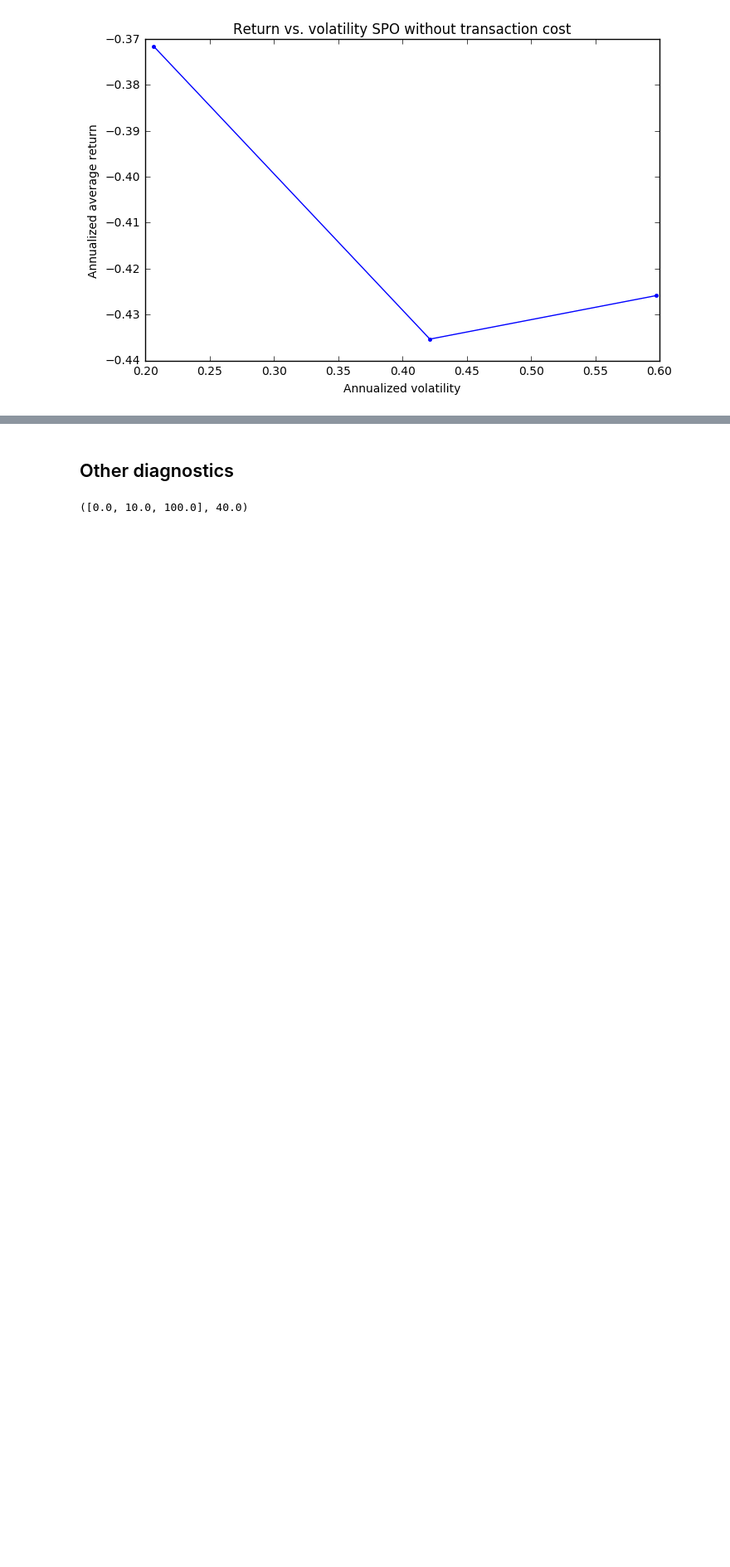
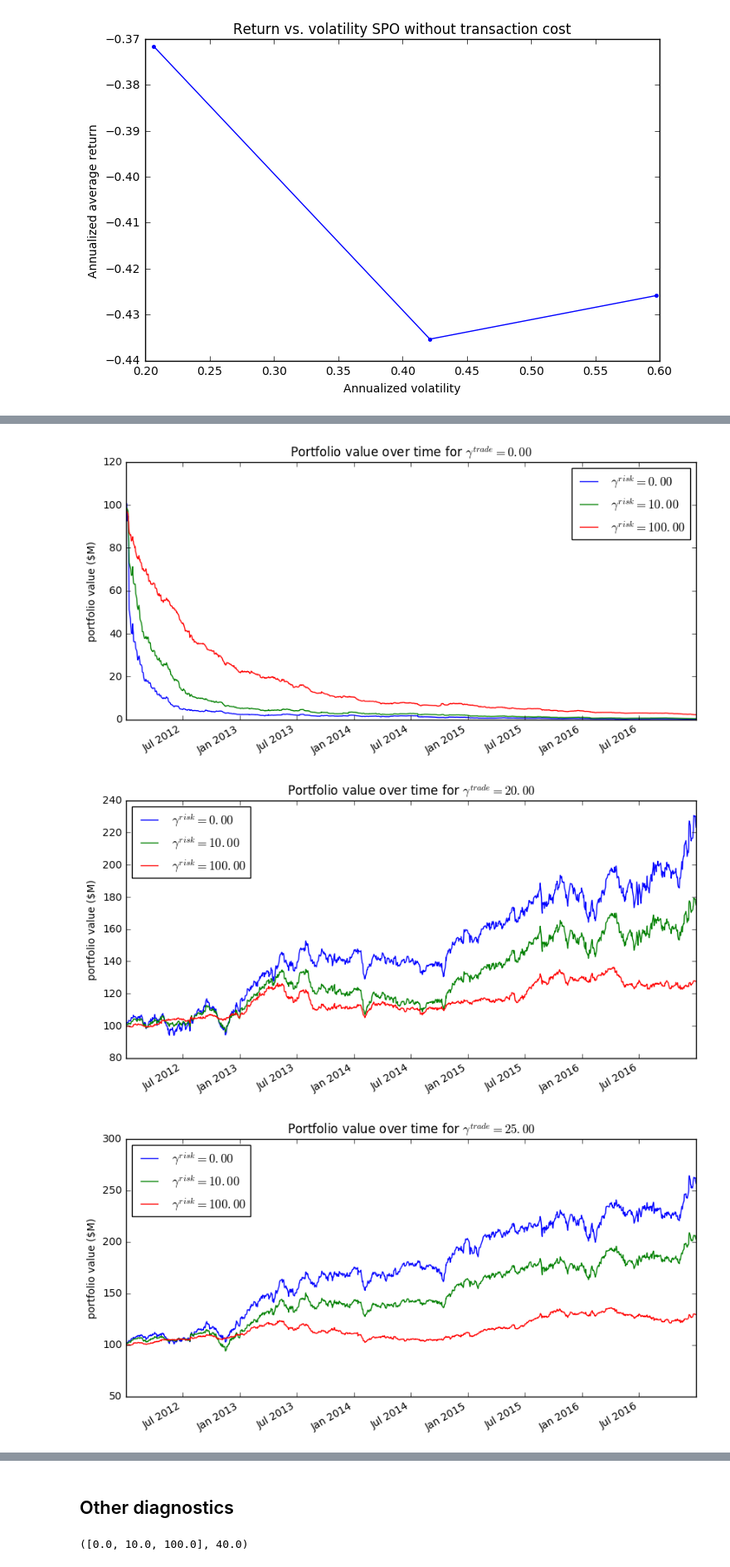
Before and after one commit to cvxgrp/cvxportfolio, a Jupyter notebook: SinglePeriodOptimizationExample.ipynb, the cells around one changed output, grey strips where cells are left out. Shown at 83% size. Cells and saved outputs as stored; diff of their text form; code cells hidden in the pictures; blank space fills up the shorter version.

```diff
--- a/SinglePeriodOptimizationExample.ipynb
+++ b/SinglePeriodOptimizationExample.ipynb
@@ -163,0 +186,13 @@ result_df.applymap(lambda x: x.sharpe_ratio)
+# %%
+for i in range(4):
+    gamma_tcost = gamma_tcosts[i]
+    plt.figure(figsize=(10,5))
+    [(results[(i, gamma_tcost)].v/1E6).plot(label='$\gamma^{risk} = %.2f$'%i) for i in gamma_risks]
+    plt.legend(loc='upper right' if i==0 else 'upper left')
+    plt.ylabel('portfolio value (\$M)')
+    plt.title('Portfolio value over time for $\gamma^{trade} = %.2f$'%gamma_tcost)
+    plt.savefig(plotdir+'spo_valueintime_gammatrade%d.png'%i)
+# %% [output]
+[figure, added]
+[figure, added]
+[figure, added]
```
Also changed, not shown: parts of 12 cells of this notebook.
